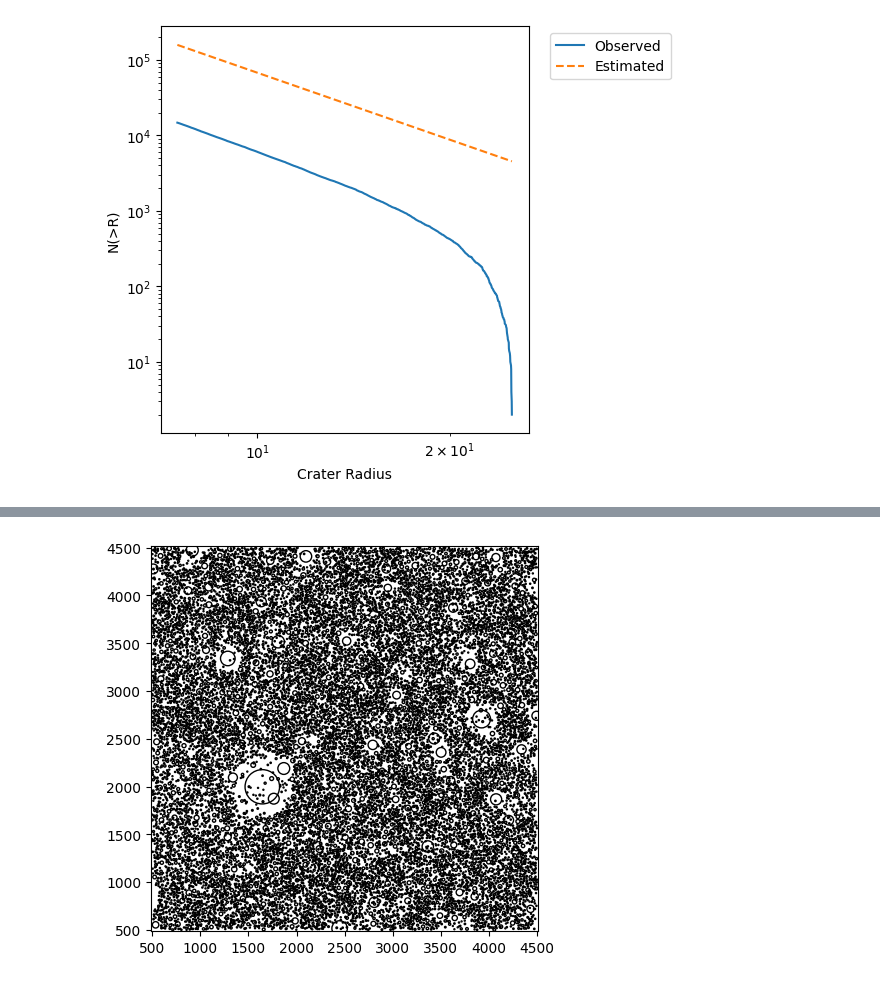
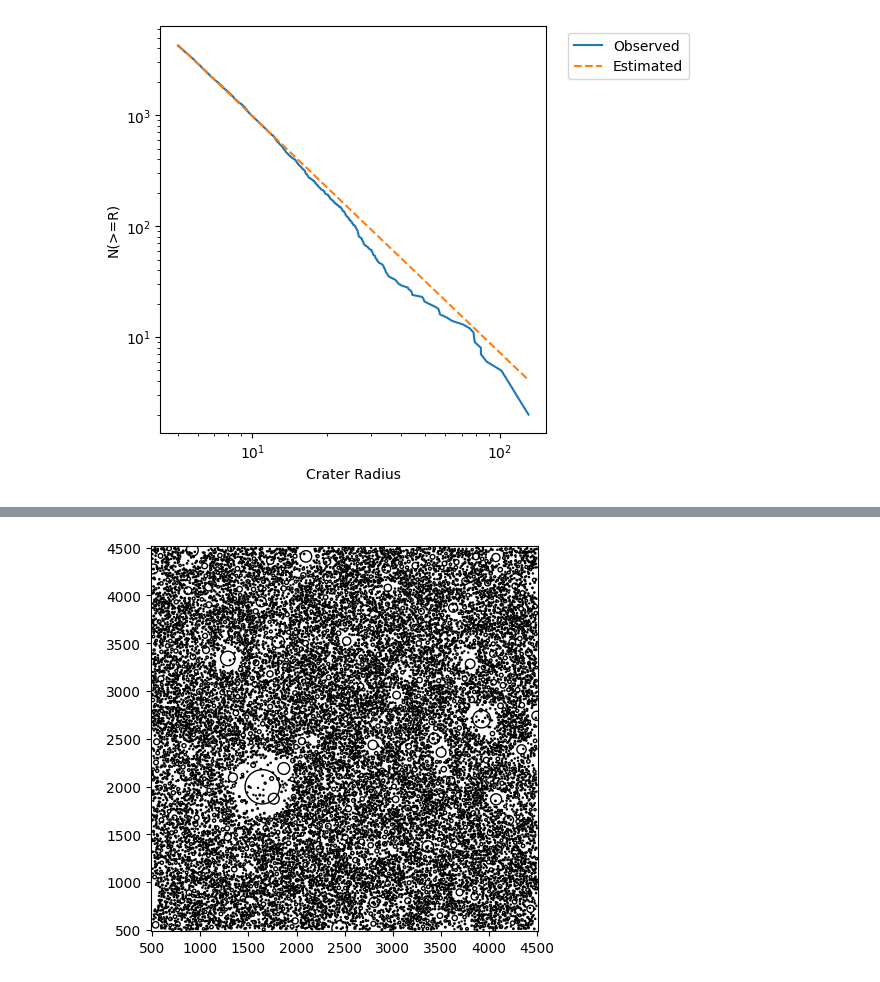
Before and after one commit to seanmason/saturation, a Jupyter notebook: notebooks/thesis/Chapter4/PointInTimePlots.ipynb, the cells around one changed output, grey strips where cells are left out. Drawn from its saved outputs; the diff is of its cells as text; code cells hidden in the pictures.

```diff
--- a/notebooks/thesis/Chapter4/PointInTimePlots.ipynb
+++ b/notebooks/thesis/Chapter4/PointInTimePlots.ipynb
@@ -161,8 +52,4 @@ base_path = "/data/saturation/n_craters_stop_condition_20230918"
 # %%
-r_stat = 5
-study_region_size = 4000
-study_region_padding = int(study_region_width * 0.125)
-
 configs_df = create_configs_df(read_configs(base_path, spark))
 configs_pd = configs_df.toPandas()
 # %%
@@ -184,11 +250,13 @@ configs_pd.sort_values("slope")
+# %%
+simulation_id = 5407
+sim_name = configs_dict[simulation_id]["simulation_name"]
+sim_path = f"{base_path}/{sim_name}"
 # %%
-base_path = "/data/saturation/state_tests/"
-stats_df = spark.read.parquet(f"{base_path}/*/statistics_*.parquet")
-craters_df = spark.read.parquet(f"{base_path}/*/craters_*.parquet")
-removals_df = spark.read.parquet(f"{base_path}/*/crater_removals_*.parquet")
+stats_df = spark.read.parquet(f"{sim_path}/statistics_*.parquet")
+craters_df = spark.read.parquet(f"{sim_path}/craters_*.parquet")
+removals_df = spark.read.parquet(f"{sim_path}/crater_removals_*.parquet")
 
-simulation_id = 1
-target_n_craters_added_in_study_region = 200000
+target_n_craters_added_in_study_region = 10000
 
 state = get_state_at_time(
     stats_df,
@@ -196,8 +264,9 @@ state = get_state_at_time(
     removals_df,
     simulation_id,
     target_n_craters_added_in_study_region,
-    5000,
-    625
+    study_region_size,
+    study_region_padding,
+    spark
 )
 # %%
 state.describe()
@@ -218,7 +287,9 @@ calculate_areal_density(state, 5000, 625, 3.0)
 # %%
-s = state[state.radius < 25]
+cutoff_radius = 5000
+s = state[state.radius < cutoff_radius]
 slope, sigma = estimate_cumulative_slope(s.radius,
                                          s.radius.min(),
                                          s.radius.max())
-slope, sigma
+intercept = estimate_intercept(s.radius, slope)
+slope, sigma, intercept
 # %% [output]
@@ -238,4 +297,4 @@ s.describe()
 # %%
-plot_sfds(s, -slope, intercept=6e7)
+plot_sfds(state, -slope, intercept=intercept)
 # %% [output]
-[figure, old version]
+[figure, new version]
```
Also changed, not shown: parts of 20 cells of this notebook, 37 other files.
